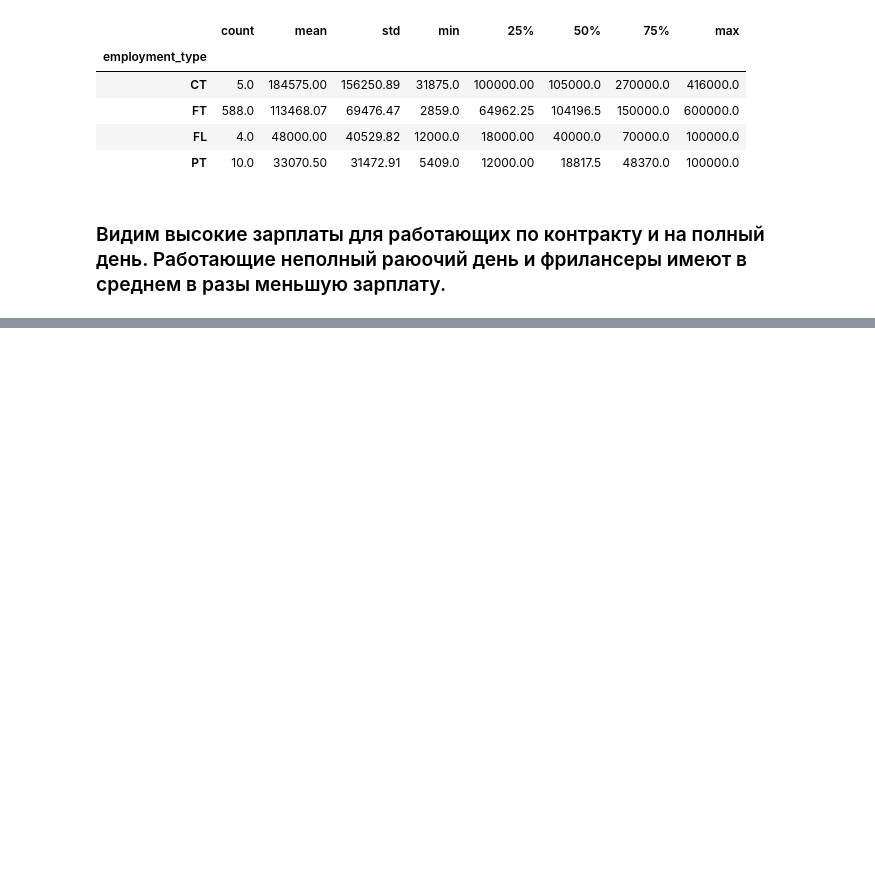
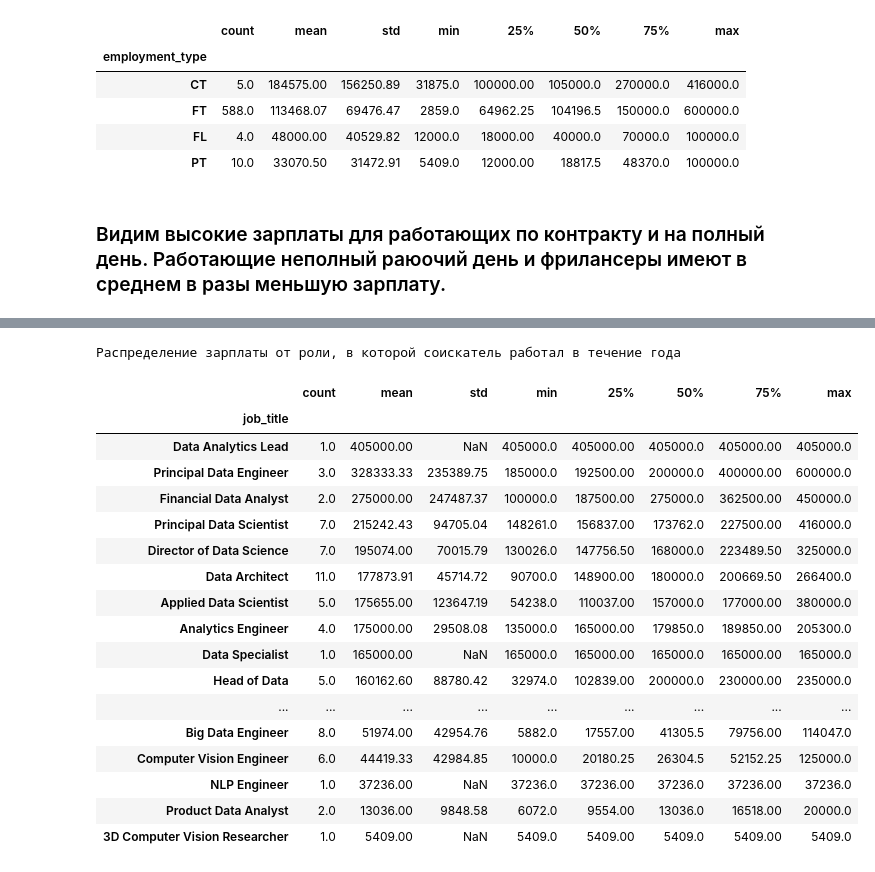
Before and after one commit to vzml/data_science, a Jupyter notebook: new/Task_EDA_vale.ipynb, the cells around one changed output, grey strips where cells are left out. Cells and saved outputs as stored; diff of their text form; code cells hidden in the pictures; blank space fills up the shorter version.

```diff
--- a/new/Task_EDA_vale.ipynb
+++ b/new/Task_EDA_vale.ipynb
@@ -192,0 +202,24 @@ data_agg.sort_values(by='mean', ascending=False)
+# %%
+data_agg = data.groupby('job_title')['salary_in_usd'].describe().round(2)
+print('Распределение зарплаты от роли, в которой соискатель работал в течение года')
+data_agg.sort_values(by='mean', ascending=False)
+# %% [output]
+Распределение зарплаты от роли, в которой соискатель работал в течение года
+|  | count | mean | std | min | 25% | 50% | 75% | max |
+| job_title |  |  |  |  |  |  |  |  |
+| Data Analytics Lead | 1.0 | 405000.00 | NaN | 405000.0 | 405000.00 | 405000.0 | 405000.00 | 405000.0 |
+| Principal Data Engineer | 3.0 | 328333.33 | 235389.75 | 185000.0 | 192500.00 | 200000.0 | 400000.00 | 600000.0 |
+| Financial Data Analyst | 2.0 | 275000.00 | 247487.37 | 100000.0 | 187500.00 | 275000.0 | 362500.00 | 450000.0 |
+| Principal Data Scientist | 7.0 | 215242.43 | 94705.04 | 148261.0 | 156837.00 | 173762.0 | 227500.00 | 416000.0 |
+| Director of Data Science | 7.0 | 195074.00 | 70015.79 | 130026.0 | 147756.50 | 168000.0 | 223489.50 | 325000.0 |
+| Data Architect | 11.0 | 177873.91 | 45714.72 | 90700.0 | 148900.00 | 180000.0 | 200669.50 | 266400.0 |
+| Applied Data Scientist | 5.0 | 175655.00 | 123647.19 | 54238.0 | 110037.00 | 157000.0 | 177000.00 | 380000.0 |
+| Analytics Engineer | 4.0 | 175000.00 | 29508.08 | 135000.0 | 165000.00 | 179850.0 | 189850.00 | 205300.0 |
+| Data Specialist | 1.0 | 165000.00 | NaN | 165000.0 | 165000.00 | 165000.0 | 165000.00 | 165000.0 |
+| Head of Data | 5.0 | 160162.60 | 88780.42 | 32974.0 | 102839.00 | 200000.0 | 230000.00 | 235000.0 |
+| ... | ... | ... | ... | ... | ... | ... | ... | ... |
+| Big Data Engineer | 8.0 | 51974.00 | 42954.76 | 5882.0 | 17557.00 | 41305.5 | 79756.00 | 114047.0 |
+| Computer Vision Engineer | 6.0 | 44419.33 | 42984.85 | 10000.0 | 20180.25 | 26304.5 | 52152.25 | 125000.0 |
+| NLP Engineer | 1.0 | 37236.00 | NaN | 37236.0 | 37236.00 | 37236.0 | 37236.00 | 37236.0 |
+| Product Data Analyst | 2.0 | 13036.00 | 9848.58 | 6072.0 | 9554.00 | 13036.0 | 16518.00 | 20000.0 |
+| 3D Computer Vision Researcher | 1.0 | 5409.00 | NaN | 5409.0 | 5409.00 | 5409.0 | 5409.00 | 5409.0 |
```
Also changed, not shown: parts of 2 cells of this notebook.
